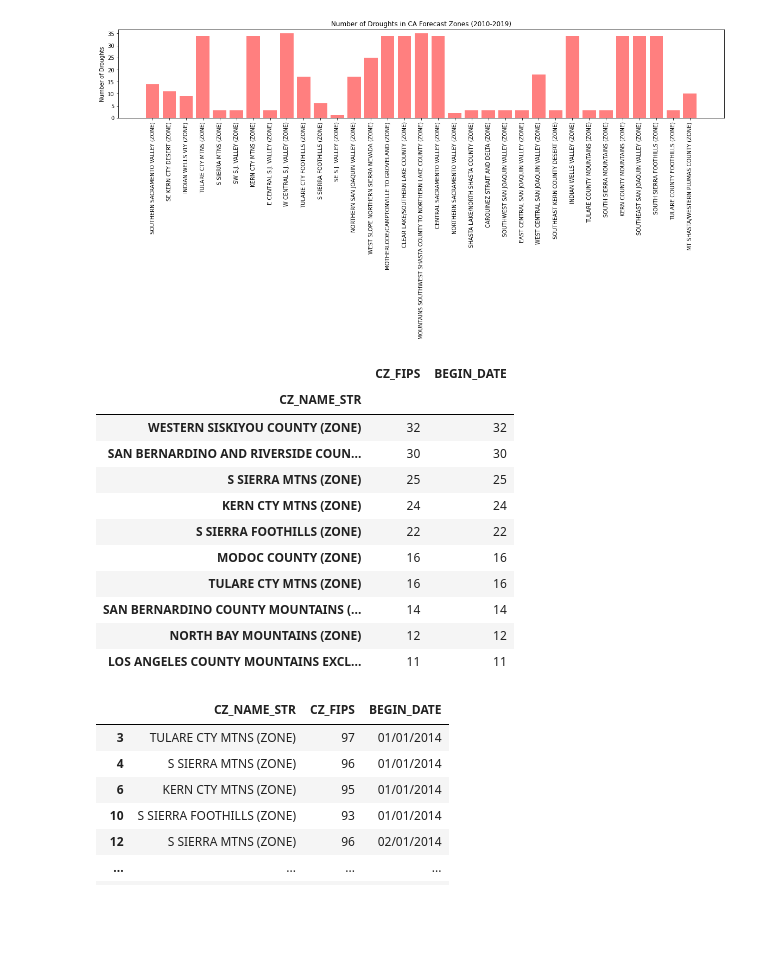
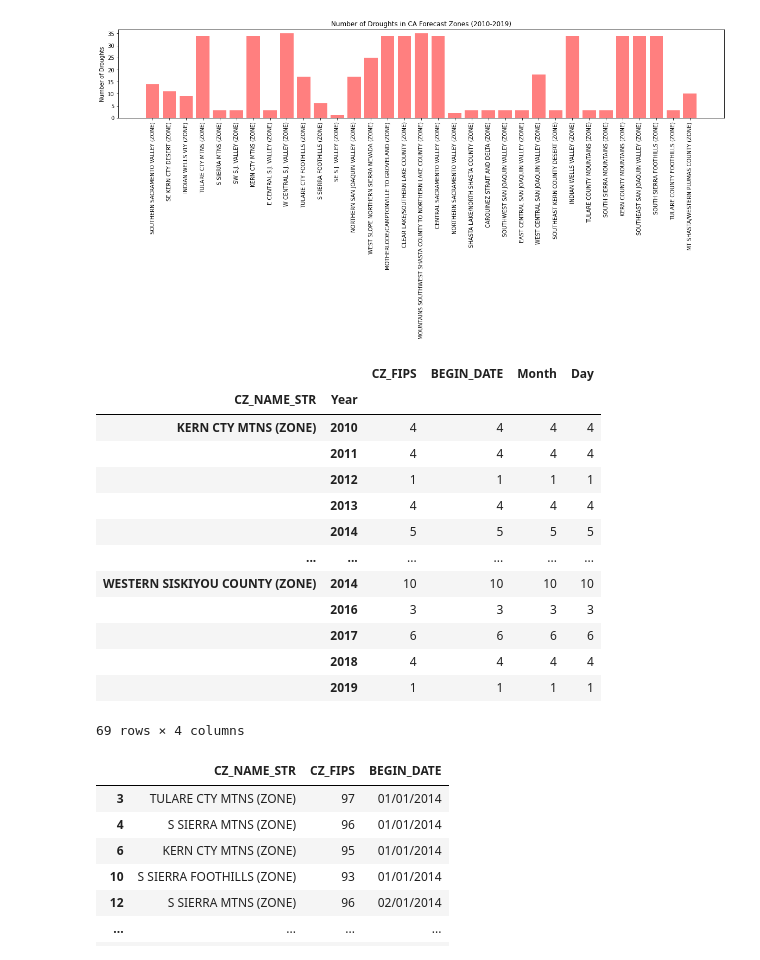
Before and after one commit to jacobdv/extreme-weather, a Jupyter notebook: wildfire_vs_drought.ipynb, the cells around one changed output. Saved outputs shown, nothing was run; the diff lists cells and outputs as text; code cells hidden in the pictures; blank space fills up the shorter version.

Commit message:
separated bigin date into day, month, year. started line graphs

```diff
--- a/wildfire_vs_drought.ipynb
+++ b/wildfire_vs_drought.ipynb
@@ -73,32 +73,35 @@ plt.show()
 [figure]
 # %%
 #new df with only zones with the top 10 wildfire count
-fire_fip.count().sort_values("CZ_FIPS", ascending=False).head(10)
+fire_gp.count().sort_values("CZ_FIPS", ascending=False).head(10)
 top_fire = fire_cl.loc[(fire_cl['CZ_NAME_STR'] == 'WESTERN SISKIYOU COUNTY (ZONE)') |
                        (fire_cl['CZ_NAME_STR'] == 'SAN BERNARDINO AND RIVERSIDE COUNTY VALLEYS - THE INLAND EMPIRE (ZONE)') |
                       (fire_cl['CZ_NAME_STR'] == 'S SIERRA MTNS (ZONE)') |
                       (fire_cl['CZ_NAME_STR'] == 'KERN CTY MTNS (ZONE)') |
                       (fire_cl['CZ_NAME_STR'] == 'S SIERRA FOOTHILLS (ZONE)') |
                       (fire_cl['CZ_NAME_STR'] == 'MODOC COUNTY (ZONE)') |
                       (fire_cl['CZ_NAME_STR'] == 'TULARE CTY MTNS (ZONE)') |
                       (fire_cl['CZ_NAME_STR'] == 'SAN BERNARDINO COUNTY MOUNTAINS (ZONE)') |
                       (fire_cl['CZ_NAME_STR'] == 'NORTH BAY MOUNTAINS (ZONE)') |
                       (fire_cl['CZ_NAME_STR'] == 'LOS ANGELES COUNTY MOUNTAINS EXCLUDING THE SANTA MONICA RANGE (ZONE)')]
-top_fire
-fire_gp.count().sort_values("CZ_FIPS", ascending=False).head(10)
+top_fire[['Month', 'Day', 'Year']] = top_fire['BEGIN_DATE'].str.split("/",expand=True)
+top_fire_gp = top_fire.groupby(['CZ_NAME_STR', 'Year'])
+top_fire_gp.count()
 # %% [output]
-|  | CZ_FIPS | BEGIN_DATE |
-| CZ_NAME_STR |  |  |
-| WESTERN SISKIYOU COUNTY (ZONE) | 32 | 32 |
-| SAN BERNARDINO AND RIVERSIDE COUN... | 30 | 30 |
-| S SIERRA MTNS (ZONE) | 25 | 25 |
-| KERN CTY MTNS (ZONE) | 24 | 24 |
-| S SIERRA FOOTHILLS (ZONE) | 22 | 22 |
-| MODOC COUNTY (ZONE) | 16 | 16 |
-| TULARE CTY MTNS (ZONE) | 16 | 16 |
-| SAN BERNARDINO COUNTY MOUNTAINS (... | 14 | 14 |
-| NORTH BAY MOUNTAINS (ZONE) | 12 | 12 |
-| LOS ANGELES COUNTY MOUNTAINS EXCL... | 11 | 11 |
+|  |  | CZ_FIPS | BEGIN_DATE | Month | Day |
+| CZ_NAME_STR | Year |  |  |  |  |
+| KERN CTY MTNS (ZONE) | 2010 | 4 | 4 | 4 | 4 |
+|  | 2011 | 4 | 4 | 4 | 4 |
+|  | 2012 | 1 | 1 | 1 | 1 |
+|  | 2013 | 4 | 4 | 4 | 4 |
+|  | 2014 | 5 | 5 | 5 | 5 |
+| ... | ... | ... | ... | ... | ... |
+| WESTERN SISKIYOU COUNTY (ZONE) | 2014 | 10 | 10 | 10 | 10 |
+|  | 2016 | 3 | 3 | 3 | 3 |
+|  | 2017 | 6 | 6 | 6 | 6 |
+|  | 2018 | 4 | 4 | 4 | 4 |
+|  | 2019 | 1 | 1 | 1 | 1 |
+69 rows × 4 columns
 # %%
 #new drought df using same zones as top 10 wildefire df
 top_drought = drought_cl.loc[(drought_cl['CZ_NAME_STR'] == 'WESTERN SISKIYOU COUNTY (ZONE)') |
```
Also changed, not shown: parts of 1 cell of this notebook.
